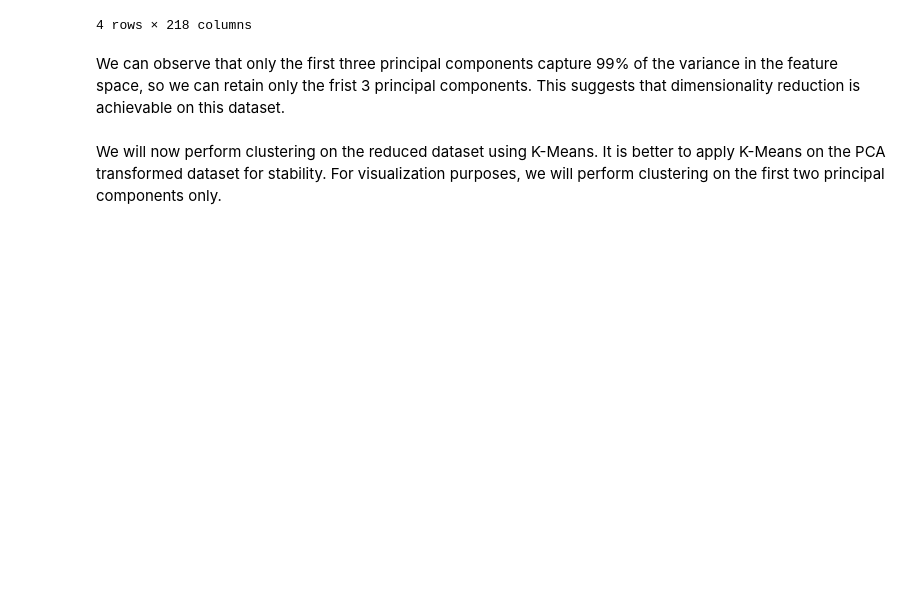
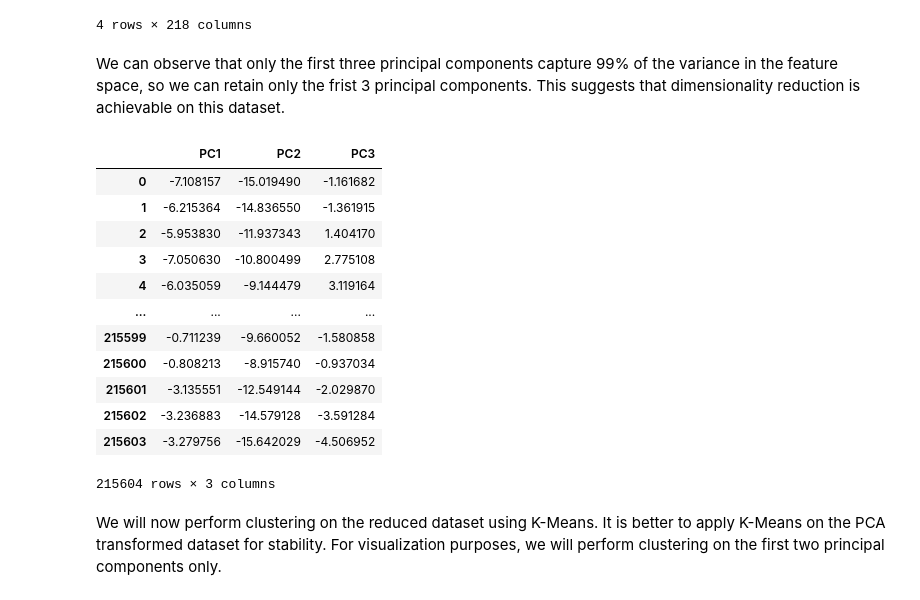
Before and after one commit to Mihneapiuaru/ml_project, a Jupyter notebook: task1_updated.ipynb, the cells around one changed output. Cells and saved outputs as stored; diff of their text form; code cells hidden in the pictures; blank space fills up the shorter version.

```diff
--- a/task1_updated.ipynb
+++ b/task1_updated.ipynb
@@ -373,6 +373,23 @@ eigenvectors
 We can observe that only the first three principal components capture 99% of the variance in the feature space, so we can retain only the frist 3 principal components. This suggests that dimensionality reduction is achievable on this dataset.
 # %%
 Z = PCA(n_components=3).fit_transform(X_pca)
+Z_df = pd.DataFrame({"PC1": Z[:, 0], "PC2": Z[:, 1], "PC3": Z[:, 2]})
+# %%
+Z_df
+# %% [output]
+|  | PC1 | PC2 | PC3 |
+| 0 | -7.108157 | -15.019490 | -1.161682 |
+| 1 | -6.215364 | -14.836550 | -1.361915 |
+| 2 | -5.953830 | -11.937343 | 1.404170 |
+| 3 | -7.050630 | -10.800499 | 2.775108 |
+| 4 | -6.035059 | -9.144479 | 3.119164 |
+| ... | ... | ... | ... |
+| 215599 | -0.711239 | -9.660052 | -1.580858 |
+| 215600 | -0.808213 | -8.915740 | -0.937034 |
+| 215601 | -3.135551 | -12.549144 | -2.029870 |
+| 215602 | -3.236883 | -14.579128 | -3.591284 |
+| 215603 | -3.279756 | -15.642029 | -4.506952 |
+215604 rows × 3 columns
 # %% [markdown]
 We will now perform clustering on the reduced dataset using K-Means. It is better to apply K-Means on the PCA transformed dataset for stability. For visualization purposes, we will perform clustering on the first two principal components only.
 # %%
```
Also changed, not shown: parts of 20 cells of this notebook.
